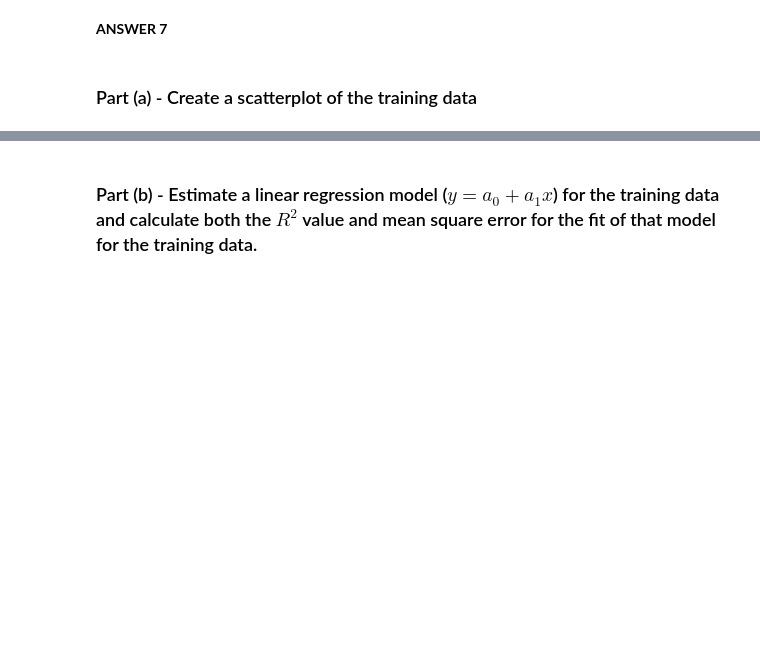
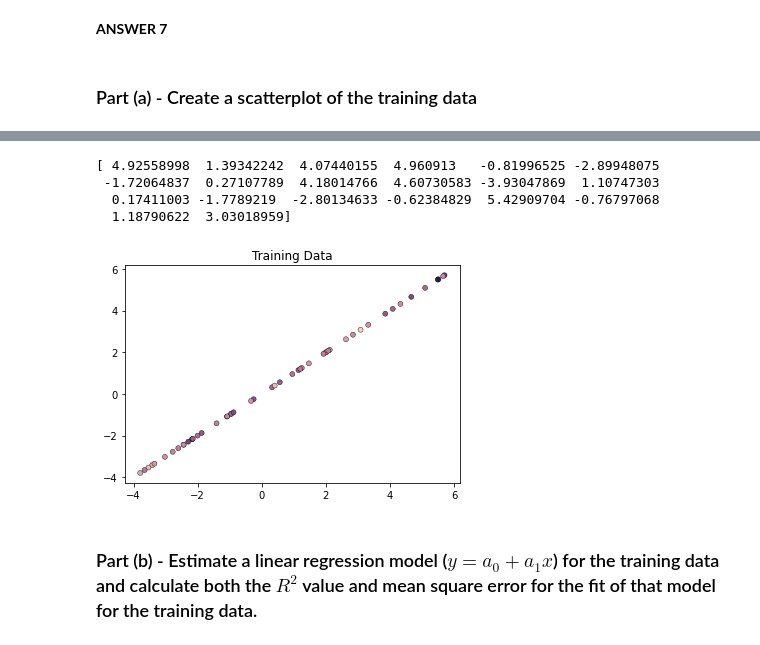
Before and after one commit to FR-Schwartz/ids705, a Jupyter notebook: assignments/Assignment_2_Fides Schwartz.ipynb, the cells around one changed output, grey strips where cells are left out. Cells and saved outputs as stored; diff of their text form; code cells hidden in the pictures; blank space fills up the shorter version.

```diff
--- a/assignments/Assignment_2_Fides Schwartz.ipynb
+++ b/assignments/Assignment_2_Fides Schwartz.ipynb
@@ -1211,3 +1232,17 @@ y_test = test.y.values
+# %%
+print(x_test)
+# %% [output]
+[ 4.92558998  1.39342242  4.07440155  4.960913   -0.81996525 -2.89948075
+ -1.72064837  0.27107789  4.18014766  4.60730583 -3.93047869  1.10747303
+  0.17411003 -1.7789219  -2.80134633 -0.62384829  5.42909704 -0.76797068
+  1.18790622  3.03018959]
+# %%
+sns.scatterplot(
+    x=x_train, y=x_train, hue=y_train, marker="o", s=25, edgecolor="k", legend=False
+).set_title("Training Data")
+plt.show()
+# %% [output]
+[figure, added]
 # %% [markdown]
 ### Part (b) - Estimate a linear regression model ($y = a_0 + a_1 x$) for the training data and calculate both the $R^2$ value and mean square error for the fit of that model for the training data.
 # %%
```
Also changed, not shown: parts of 20 cells of this notebook.
